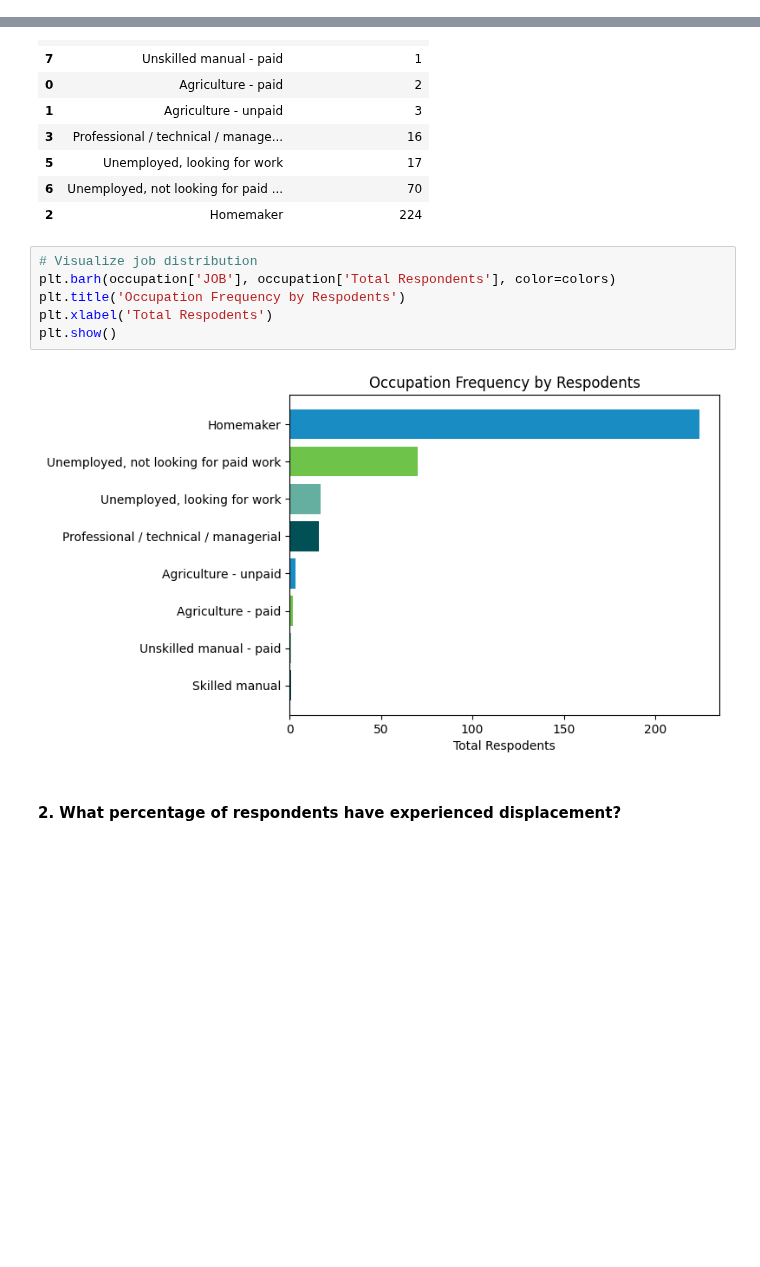
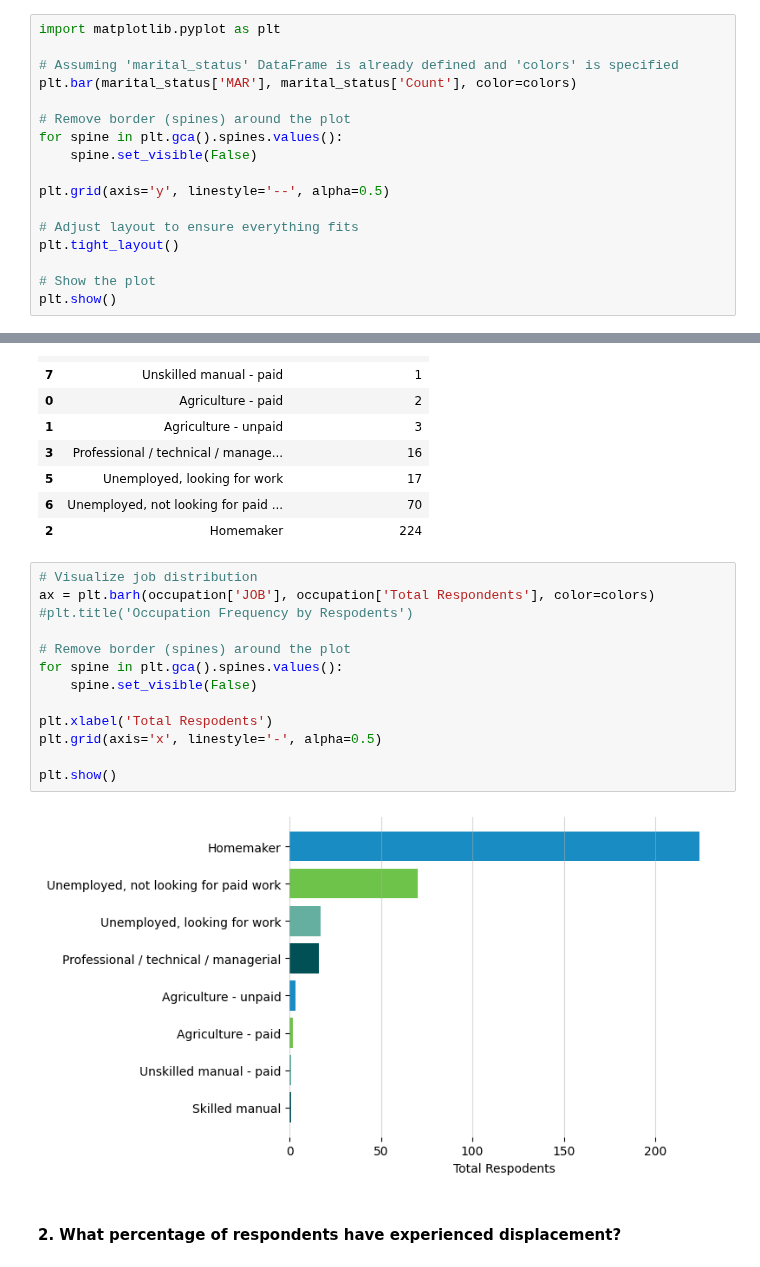
Before and after one commit to Mirwais-Farahi/MSIHealthServiceAnalytics, a Jupyter notebook: notebooks/03_Descriptive_Analysis.ipynb, the cells around one changed output, grey strips where cells are left out. Drawn from its saved outputs; the diff is of its cells as text; blank space fills up the shorter version.

```diff
--- a/notebooks/03_Descriptive_Analysis.ipynb
+++ b/notebooks/03_Descriptive_Analysis.ipynb
@@ -271,0 +304,17 @@ plt.show()
+# %%
+import matplotlib.pyplot as plt
+
+# Assuming 'marital_status' DataFrame is already defined and 'colors' is specified
+plt.bar(marital_status['MAR'], marital_status['Count'], color=colors)
+
+# Remove border (spines) around the plot
+for spine in plt.gca().spines.values():
+    spine.set_visible(False)
+
+plt.grid(axis='y', linestyle='--', alpha=0.5)
+
+# Adjust layout to ensure everything fits
+plt.tight_layout()
+
+# Show the plot
+plt.show()
@@ -318,12 +369,19 @@ occupation
 | 2 | Homemaker | 224 |
 # %%
 # Visualize job distribution
-plt.barh(occupation['JOB'], occupation['Total Respondents'], color=colors)
-plt.title('Occupation Frequency by Respodents')
+ax = plt.barh(occupation['JOB'], occupation['Total Respondents'], color=colors)
+#plt.title('Occupation Frequency by Respodents')
+
+# Remove border (spines) around the plot
+for spine in plt.gca().spines.values():
+    spine.set_visible(False)
+
 plt.xlabel('Total Respodents')
+plt.grid(axis='x', linestyle='-', alpha=0.5)
+
 plt.show()
 # %% [output]
-[figure, old version]
+[figure, new version]
 # %% [markdown]
 #### 2. What percentage of respondents have experienced displacement?
 # %%
```
Also changed, not shown: parts of 16 cells of this notebook.
